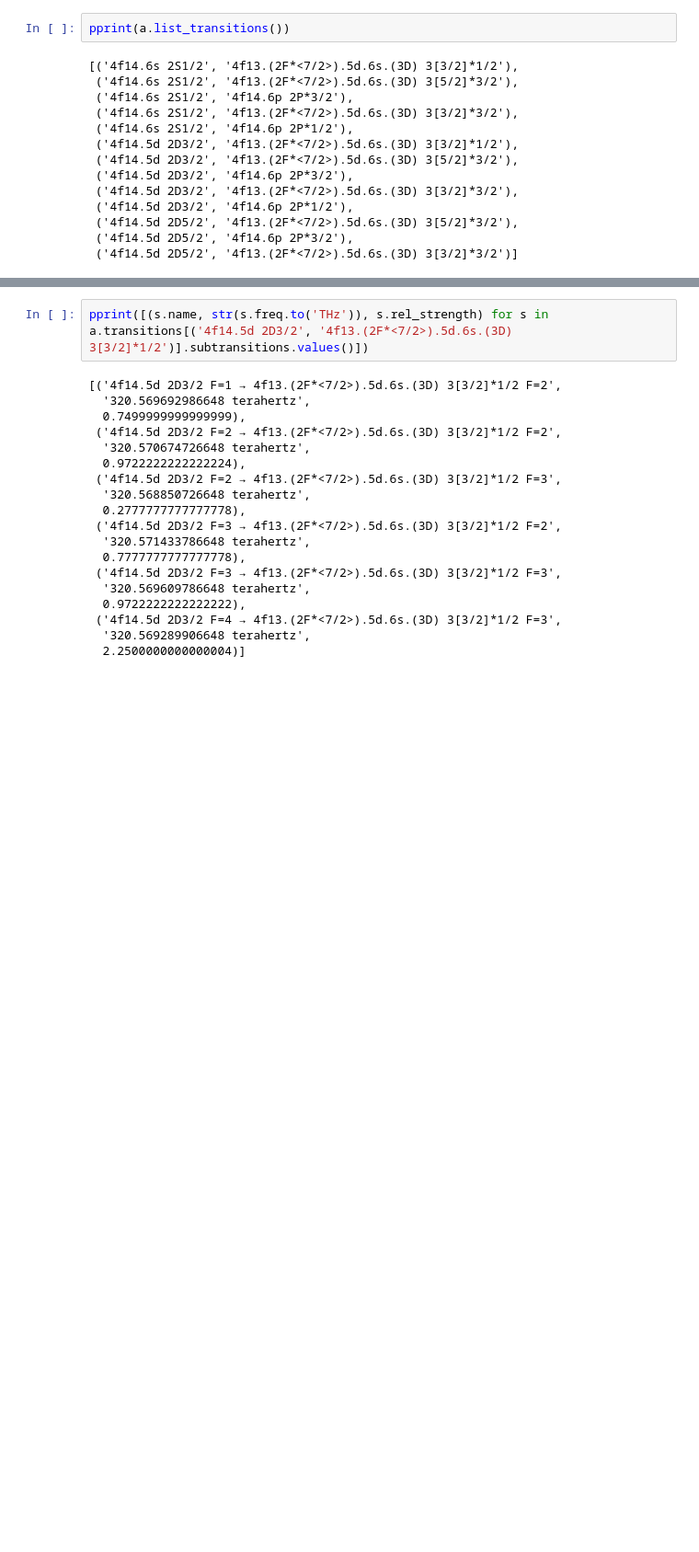
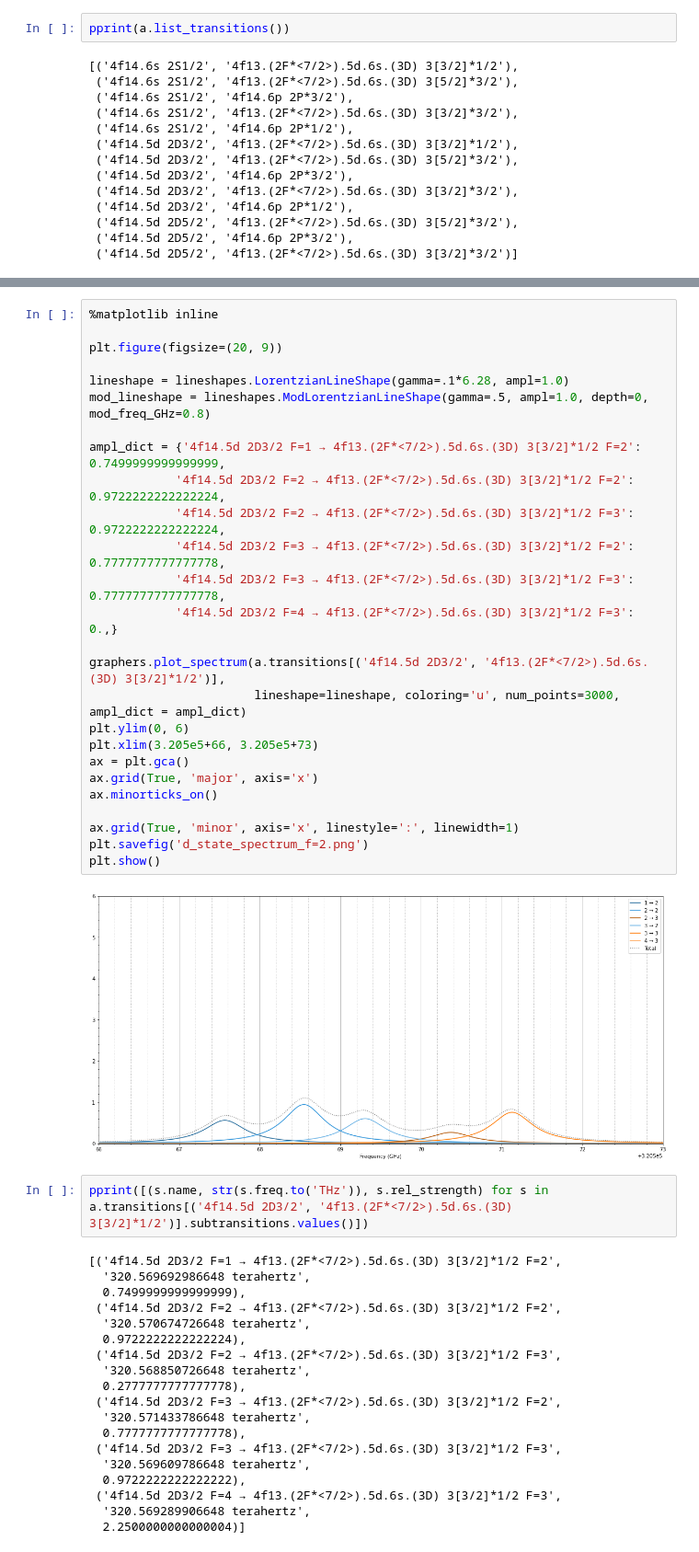
Before and after one commit to thomasdellaert/Atom-Toolkit, a Jupyter notebook: testing.ipynb, the cells around one changed output, grey strips where cells are left out. Shown at 92% size. Drawn from its saved outputs; the diff is of its cells as text; blank space fills up the shorter version.

```diff
--- a/testing.ipynb
+++ b/testing.ipynb
@@ -156,3 +165,31 @@ plt.show()
+# %%
+%matplotlib inline
+
+plt.figure(figsize=(20, 9))
+
+lineshape = lineshapes.LorentzianLineShape(gamma=.1*6.28, ampl=1.0)
+mod_lineshape = lineshapes.ModLorentzianLineShape(gamma=.5, ampl=1.0, depth=0, mod_freq_GHz=0.8)
+
+ampl_dict = {'4f14.5d 2D3/2 F=1 → 4f13.(2F*<7/2>).5d.6s.(3D) 3[3/2]*1/2 F=2': 0.7499999999999999,
+            '4f14.5d 2D3/2 F=2 → 4f13.(2F*<7/2>).5d.6s.(3D) 3[3/2]*1/2 F=2': 0.9722222222222224,
+            '4f14.5d 2D3/2 F=2 → 4f13.(2F*<7/2>).5d.6s.(3D) 3[3/2]*1/2 F=3': 0.9722222222222224,
+            '4f14.5d 2D3/2 F=3 → 4f13.(2F*<7/2>).5d.6s.(3D) 3[3/2]*1/2 F=2': 0.7777777777777778,
+            '4f14.5d 2D3/2 F=3 → 4f13.(2F*<7/2>).5d.6s.(3D) 3[3/2]*1/2 F=3': 0.7777777777777778,
+            '4f14.5d 2D3/2 F=4 → 4f13.(2F*<7/2>).5d.6s.(3D) 3[3/2]*1/2 F=3': 0.,}
+
+graphers.plot_spectrum(a.transitions[('4f14.5d 2D3/2', '4f13.(2F*<7/2>).5d.6s.(3D) 3[3/2]*1/2')],
+                       lineshape=lineshape, coloring='u', num_points=3000, ampl_dict = ampl_dict)
+plt.ylim(0, 6)
+plt.xlim(3.205e5+66, 3.205e5+73)
+ax = plt.gca()
+ax.grid(True, 'major', axis='x')
+ax.minorticks_on()
+
+ax.grid(True, 'minor', axis='x', linestyle=':', linewidth=1)
+plt.savefig('d_state_spectrum_f=2.png')
+plt.show()
+# %% [output]
+[figure, added]
 # %%
 pprint([(s.name, str(s.freq.to('THz')), s.rel_strength) for s in a.transitions[('4f14.5d 2D3/2', '4f13.(2F*<7/2>).5d.6s.(3D) 3[3/2]*1/2')].subtransitions.values()])
 # %% [output]
```
Also changed, not shown: parts of 2 cells of this notebook, 2 other files.
